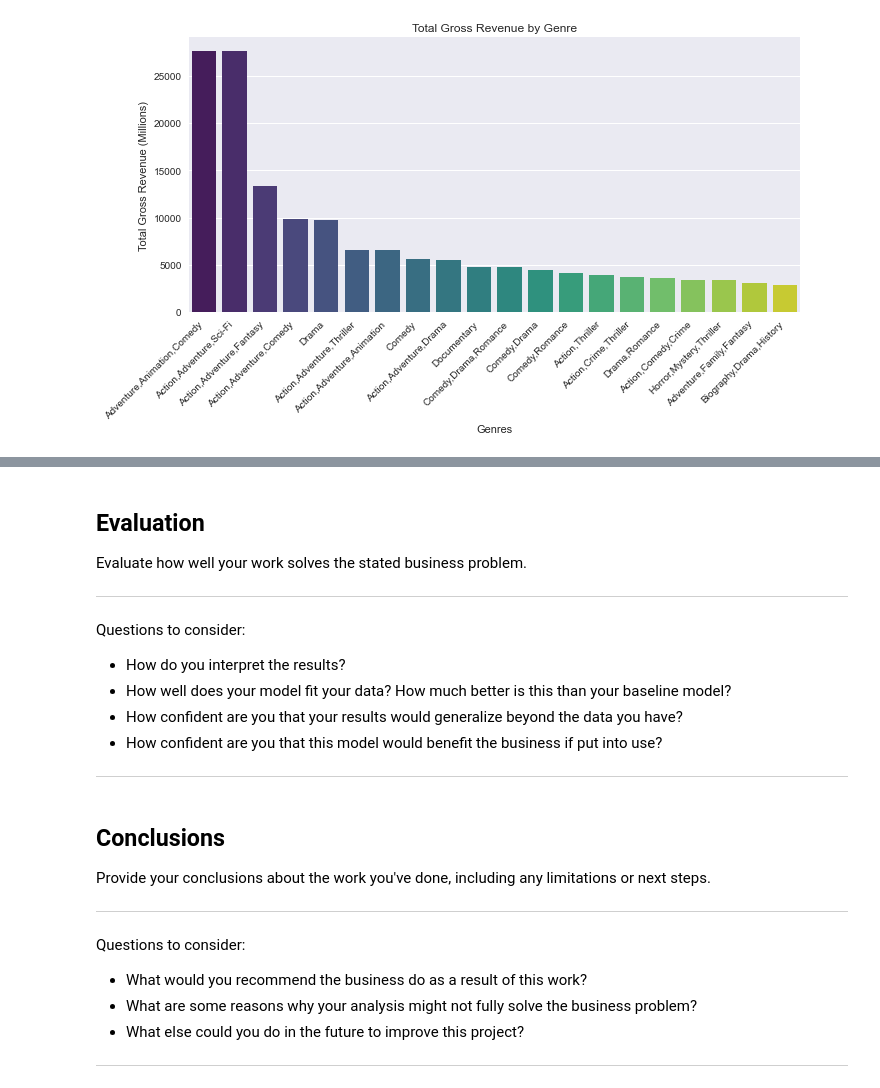
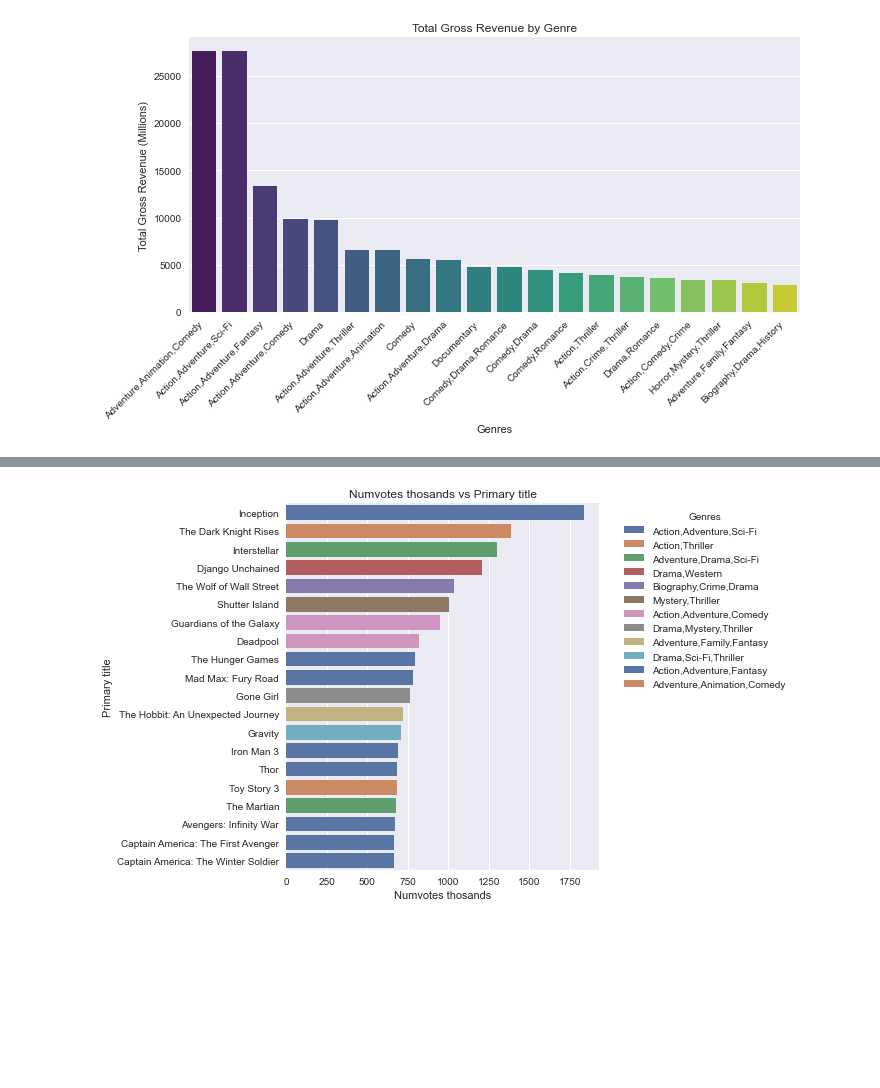
Before and after one commit to ayamjrio/Microsoft-Movie-Analysis, a Jupyter notebook: dsc-phase1-project-template.ipynb, the cells around one changed output, grey strips where cells are left out. Saved outputs shown, nothing was run; the diff lists cells and outputs as text; code cells hidden in the pictures; blank space fills up the shorter version.

```diff
--- a/dsc-phase1-project-template.ipynb
+++ b/dsc-phase1-project-template.ipynb
@@ -474,0 +452,3 @@ plt.show()
+# %%
+#Compare number of votes vs movie genres
+top_20_movies_votes = bom_imdb.nlargest(20,'numvotes_thosands')
@@ -475,12 +458,15 @@ plt.show()
 # %%
-#Compare number of votes vs movie genres
-top_20_movies = bom_imdb.nlargest(20,'numvotes')
+def compare_movies_by_genre(data, x_column, y_column, hue_column, plot_type='bar', dodge=False):
+    plt.figure(figsize=(10, 6))
 
-plt.figure(figsize=(10, 6))
-sns.barplot(data=top_20_movies, x='numvotes', y='primary_title',hue='genres',palette='deep',dodge=False)
-plt.xlabel('Number of Votes')
-plt.ylabel('Movie Title')
-plt.title('Top 20 Movies by Number of Votes')
-plt.legend(title='Genres', bbox_to_anchor=(1.05, 1), loc='upper left')
-plt.tight_layout()
-plt.show()
+    if plot_type == 'bar':
+        sns.barplot(data=data, x=x_column, y=y_column, hue=hue_column, palette='deep', dodge=dodge)
+    elif plot_type == 'scatter':
+        sns.scatterplot(data=data, x=x_column, y=y_column, hue=hue_column, palette='deep')
+
+    plt.xlabel(x_column.replace('_', ' ').capitalize())
+    plt.ylabel(y_column.replace('_', ' ').capitalize())
+    plt.title(f'{x_column.replace("_", " ").capitalize()} vs {y_column.replace("_", " ").capitalize()}')
+    plt.legend(title='Genres', bbox_to_anchor=(1.05, 1), loc='upper left')
+    plt.tight_layout()
+    plt.show()
@@ -504,21 +473,4 @@ plt.show()
-# %% [markdown]
-## Evaluation
-Evaluate how well your work solves the stated business problem.
-
-***
-Questions to consider:
-* How do you interpret the results?
-* How well does your model fit your data? How much better is this than your baseline model?
-* How confident are you that your results would generalize beyond the data you have?
-* How confident are you that this model would benefit the business if put into use?
-***
-# %% [markdown]
-## Conclusions
-Provide your conclusions about the work you've done, including any limitations or next steps.
-
-***
-Questions to consider:
-* What would you recommend the business do as a result of this work?
-* What are some reasons why your analysis might not fully solve the business problem?
-* What else could you do in the future to improve this project?
-***
+# %%
+compare_movies_by_genre(top_20_movies_votes, 'numvotes_thosands', 'primary_title', 'genres', plot_type='bar', dodge=False)
+# %% [output]
+[figure, added]
```
Also changed, not shown: parts of 31 cells of this notebook.
